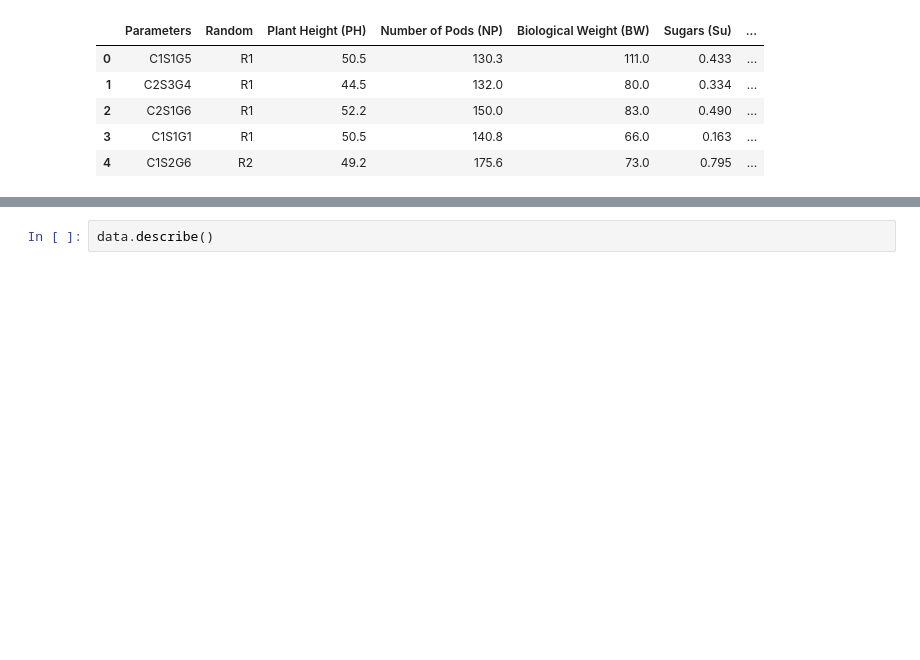
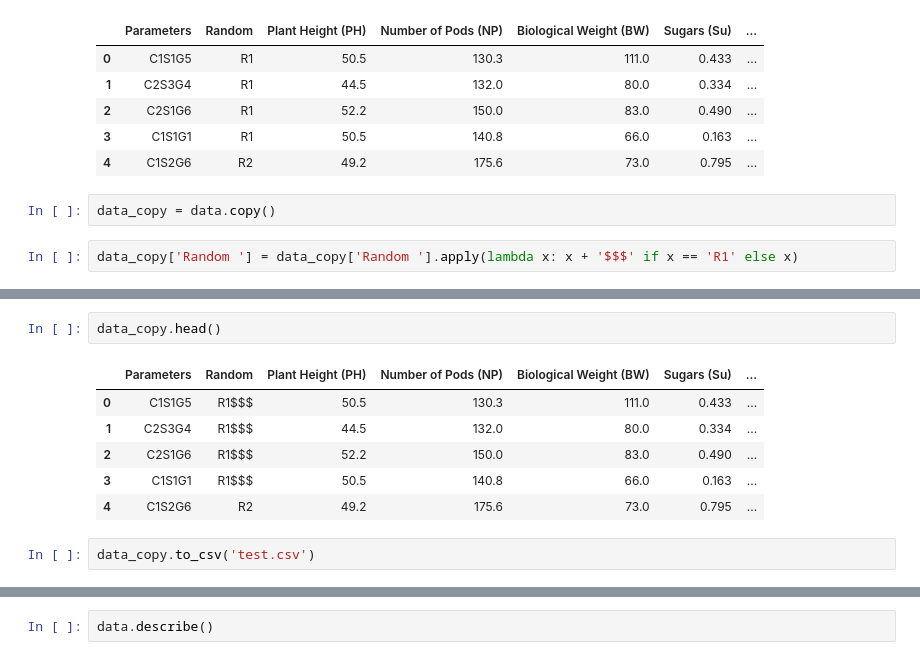
Before and after one commit to MM004/bds_tutorium, a Jupyter notebook: eda.ipynb, the cells around one changed output, grey strips where cells are left out. Cells and saved outputs as stored; diff of their text form; blank space fills up the shorter version.

```diff
--- a/eda.ipynb
+++ b/eda.ipynb
@@ -13,3 +15,7 @@ data.head()
 | 2 | C2S1G6 | R1 | 52.2 | 150.0 | 83.0 | 0.490 | ... |
 | 3 | C1S1G1 | R1 | 50.5 | 140.8 | 66.0 | 0.163 | ... |
 | 4 | C1S2G6 | R2 | 49.2 | 175.6 | 73.0 | 0.795 | ... |
+# %%
+data_copy = data.copy()
+# %%
+data_copy['Random '] = data_copy['Random '].apply(lambda x: x + '$$$' if x == 'R1' else x)
@@ -15,0 +31,11 @@ data.head()
+# %%
+data_copy.head()
+# %% [output]
+|  | Parameters | Random | Plant Height (PH) | Number of Pods (NP) | Biological Weight (BW) | Sugars (Su) | ... |
+| 0 | C1S1G5 | R1$$$ | 50.5 | 130.3 | 111.0 | 0.433 | ... |
+| 1 | C2S3G4 | R1$$$ | 44.5 | 132.0 | 80.0 | 0.334 | ... |
+| 2 | C2S1G6 | R1$$$ | 52.2 | 150.0 | 83.0 | 0.490 | ... |
+| 3 | C1S1G1 | R1$$$ | 50.5 | 140.8 | 66.0 | 0.163 | ... |
+| 4 | C1S2G6 | R2 | 49.2 | 175.6 | 73.0 | 0.795 | ... |
+# %%
+data_copy.to_csv('test.csv')
```
Also changed, not shown: parts of 6 cells of this notebook, 2 other files.
